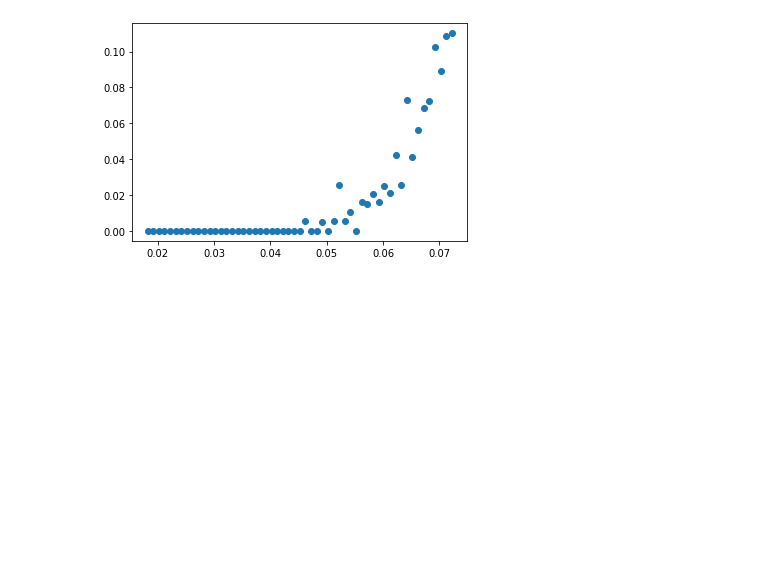
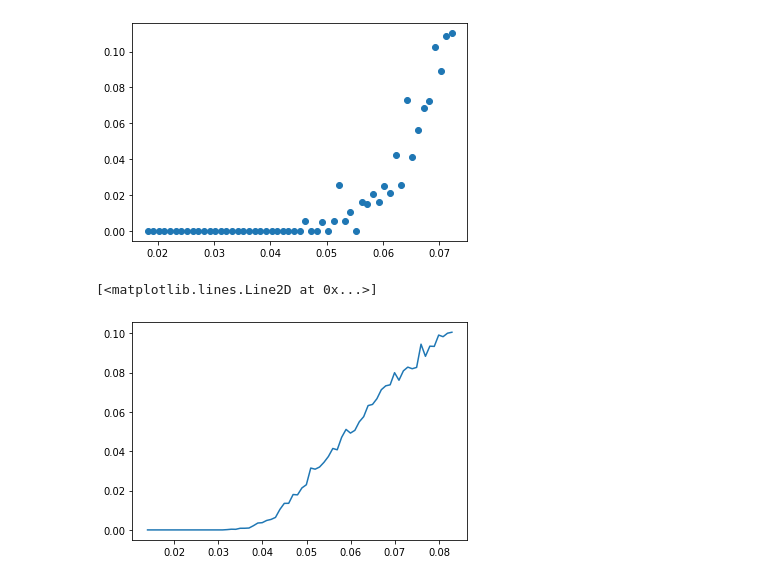
Before and after one commit to Zelenyy/phd-code, a Jupyter notebook: notebooks/21.RREA_1.ipynb, the cells around one changed output. Cells and saved outputs as stored; diff of their text form; code cells hidden in the pictures; blank space fills up the shorter version.

```diff
--- a/notebooks/21.RREA_1.ipynb
+++ b/notebooks/21.RREA_1.ipynb
@@ -150,3 +150,14 @@ plt.plot(energy, k, "o")
 # %% [output]
 [<matplotlib.lines.Line2D at 0x...>]
 [figure]
+# %%
+path = "/mnt/storage2/phd/data/thunderstorm/critical_energy/critical_energy.npy"
+# %%
+data = np.load(path)
+# %%
+indx = np.logical_and(data["height"] == 0.0, data["field"] == 11e-4)
+# %%
+plt.plot(data["energy"][indx], data["k"][indx])
+# %% [output]
+[<matplotlib.lines.Line2D at 0x...>]
+[figure, added]
```
Also changed, not shown: parts of 10 cells of this notebook, 3 other files.
